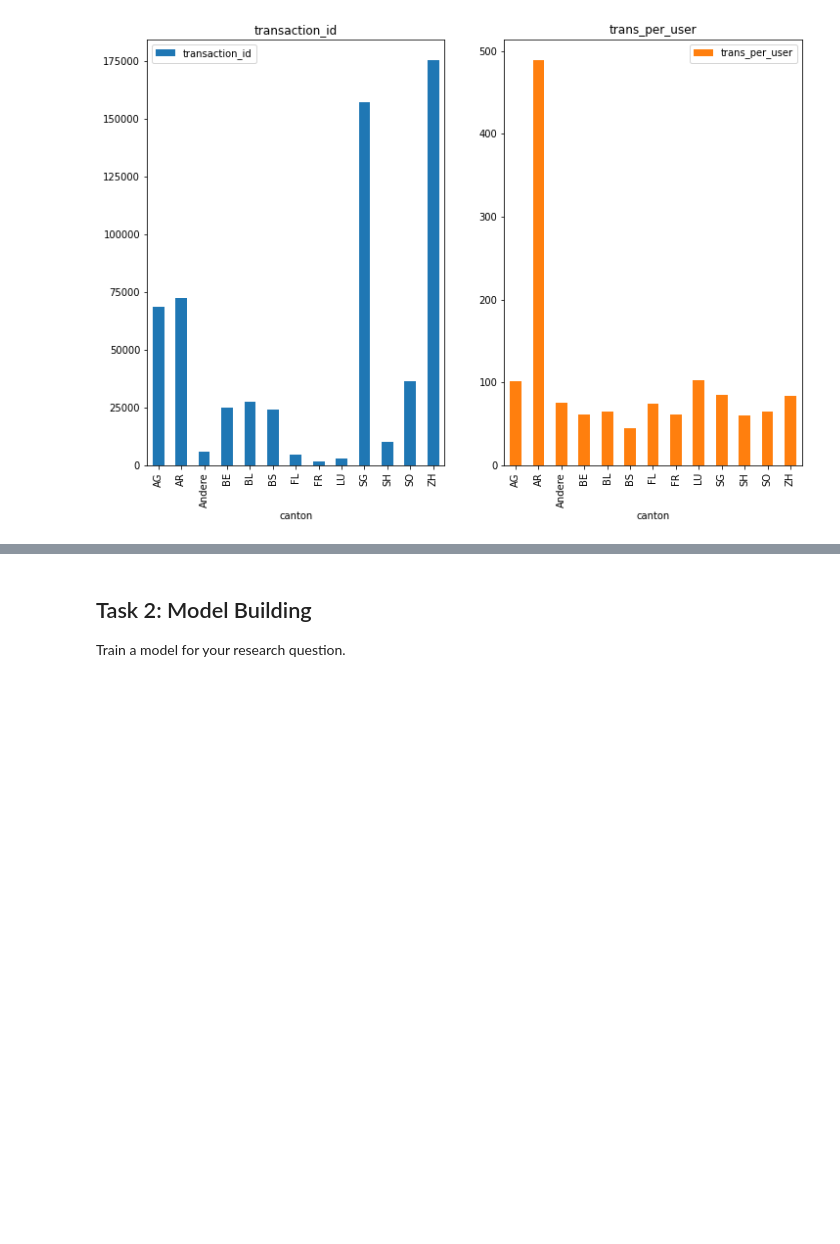
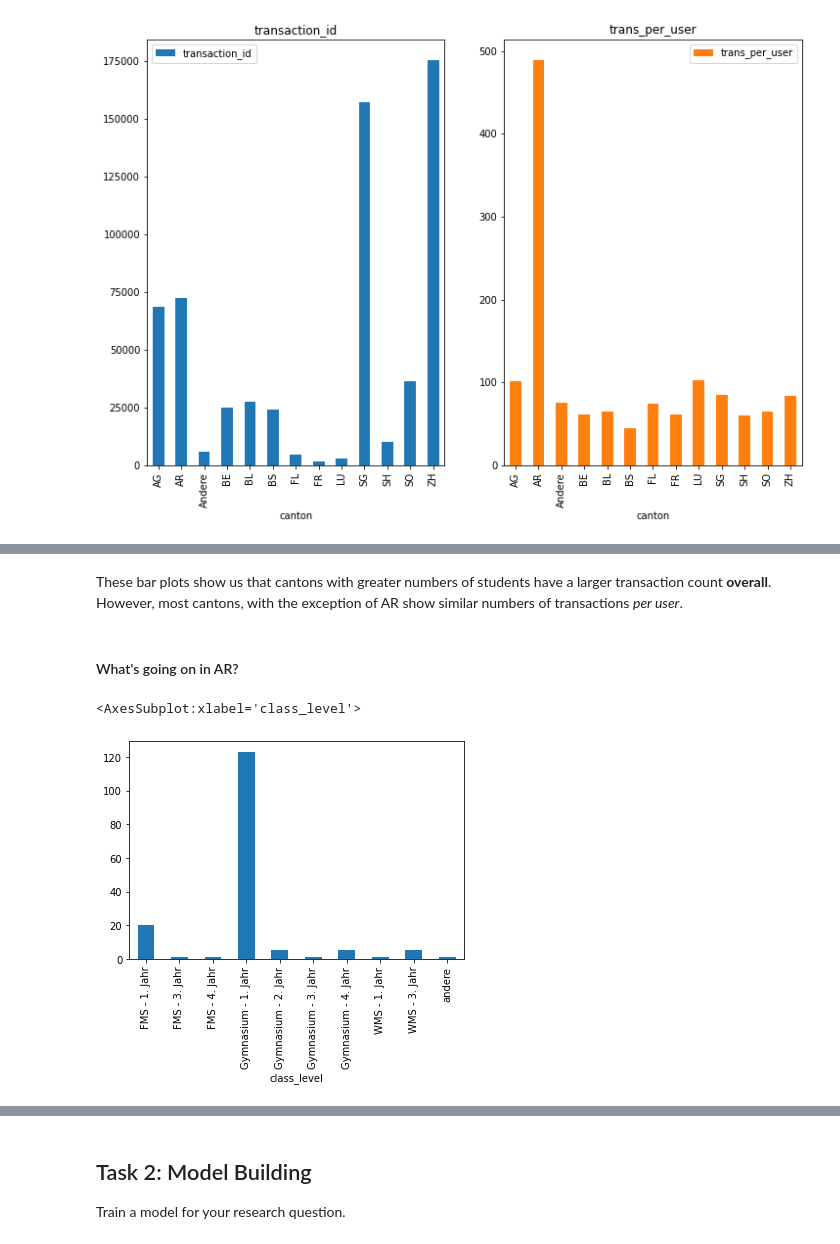
Before and after one commit to ML4BD/milestone-4-roguesgallery, a Jupyter notebook: notebooks/Milestone04/m4_lernnavi_342485.ipynb, the cells around one changed output, grey strips where cells are left out. Cells and saved outputs as stored; diff of their text form; code cells hidden in the pictures; blank space fills up the shorter version.

```diff
--- a/notebooks/Milestone04/m4_lernnavi_342485.ipynb
+++ b/notebooks/Milestone04/m4_lernnavi_342485.ipynb
@@ -92,0 +102,11 @@ ax = canton_transactions.plot.bar(x='canton',
+# %% [markdown]
+These bar plots show us that cantons with greater numbers of students have a larger transaction count **overall**. However, most cantons, with the exception of AR show similar numbers of transactions *per user*.
+# %% [markdown]
+#### What's going on in AR?
+# %%
+AR_users = users[users['canton'] == 'AR']
+AR_levels = AR_users.groupby('class_level').count()['user_id']
+AR_levels.plot.bar(x='class_level', y='user_id')
+# %% [output]
+<AxesSubplot:xlabel='class_level'>
+[figure, added]
```
Also changed, not shown: parts of 14 cells of this notebook.
